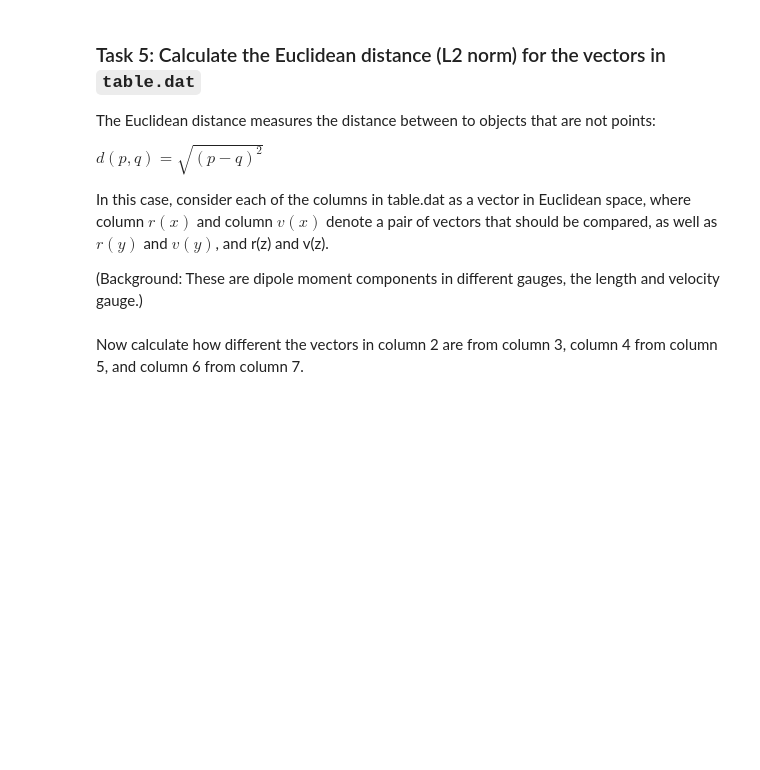
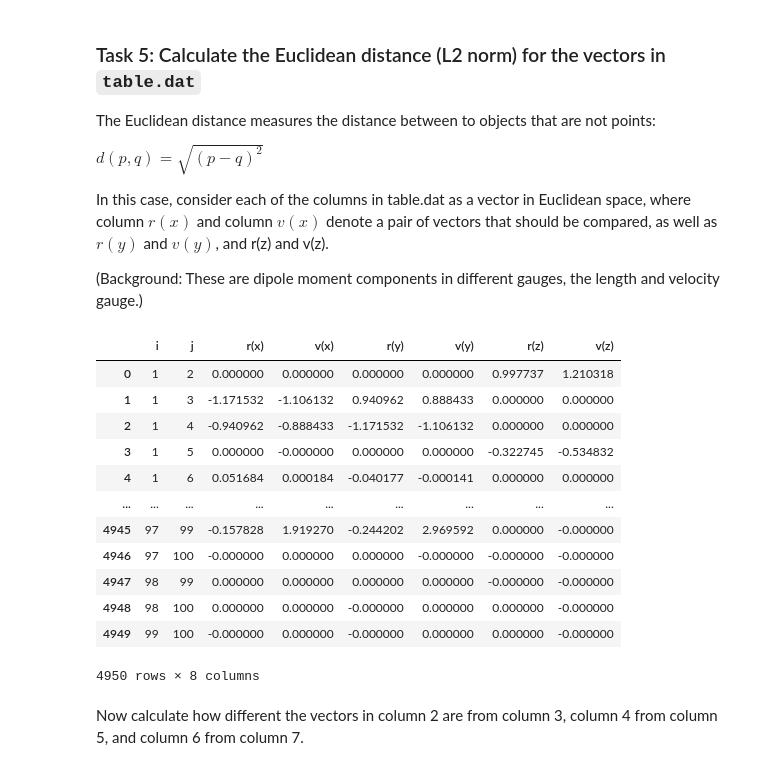
Before and after one commit to mourouzidou/ssd2025_team_of3, a Jupyter notebook: notebook/notebook_unit1.ipynb, the cells around one changed output. Saved outputs shown, nothing was run; the diff lists cells and outputs as text; code cells hidden in the pictures; blank space fills up the shorter version.

```diff
--- a/notebook/notebook_unit1.ipynb
+++ b/notebook/notebook_unit1.ipynb
@@ -341,5 +341,23 @@ In this case, consider each of the columns in table.dat as a vector in Euclidean
 # %%
 # read in table.dat - I suggest reading it as a numpy array
 # replace the NaNs by zero
+
+table_df = pd.read_csv('../data/table.dat', sep='\\s+', header=0)
+table_df = table_df.fillna(0)  # Replace NaNs with zeros
+table_df
+# %% [output]
+|  | i | j | r(x) | v(x) | r(y) | v(y) | r(z) | v(z) |
+| 0 | 1 | 2 | 0.000000 | 0.000000 | 0.000000 | 0.000000 | 0.997737 | 1.210318 |
+| 1 | 1 | 3 | -1.171532 | -1.106132 | 0.940962 | 0.888433 | 0.000000 | 0.000000 |
+| 2 | 1 | 4 | -0.940962 | -0.888433 | -1.171532 | -1.106132 | 0.000000 | 0.000000 |
+| 3 | 1 | 5 | 0.000000 | -0.000000 | 0.000000 | 0.000000 | -0.322745 | -0.534832 |
+| 4 | 1 | 6 | 0.051684 | 0.000184 | -0.040177 | -0.000141 | 0.000000 | 0.000000 |
+| ... | ... | ... | ... | ... | ... | ... | ... | ... |
+| 4945 | 97 | 99 | -0.157828 | 1.919270 | -0.244202 | 2.969592 | 0.000000 | -0.000000 |
+| 4946 | 97 | 100 | -0.000000 | 0.000000 | 0.000000 | -0.000000 | -0.000000 | -0.000000 |
+| 4947 | 98 | 99 | 0.000000 | 0.000000 | 0.000000 | 0.000000 | -0.000000 | -0.000000 |
+| 4948 | 98 | 100 | 0.000000 | 0.000000 | -0.000000 | 0.000000 | 0.000000 | -0.000000 |
+| 4949 | 99 | 100 | -0.000000 | 0.000000 | -0.000000 | 0.000000 | 0.000000 | -0.000000 |
+4950 rows × 8 columns
 # %% [markdown]
 Now calculate how different the vectors in column 2 are from column 3, column 4 from column 5, and column 6 from column 7.
```
Also changed, not shown: parts of 4 cells of this notebook.
